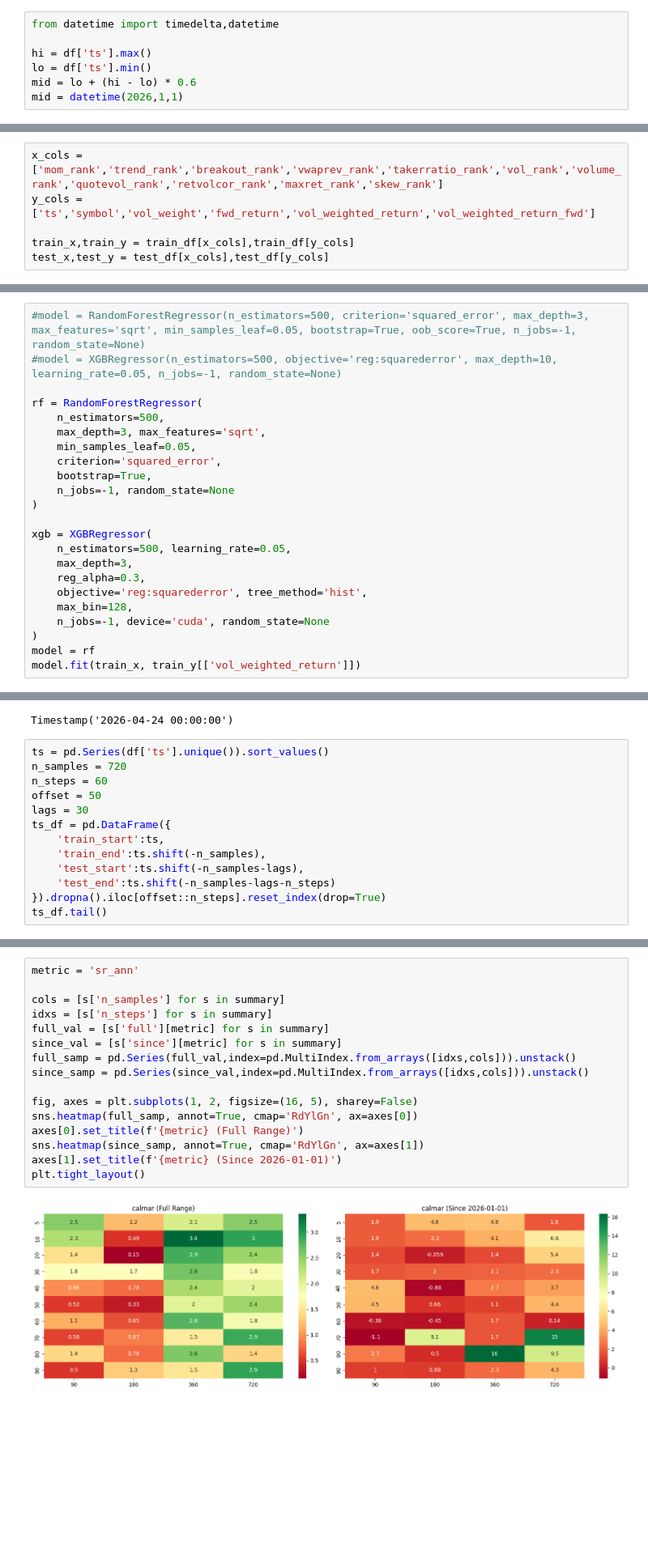
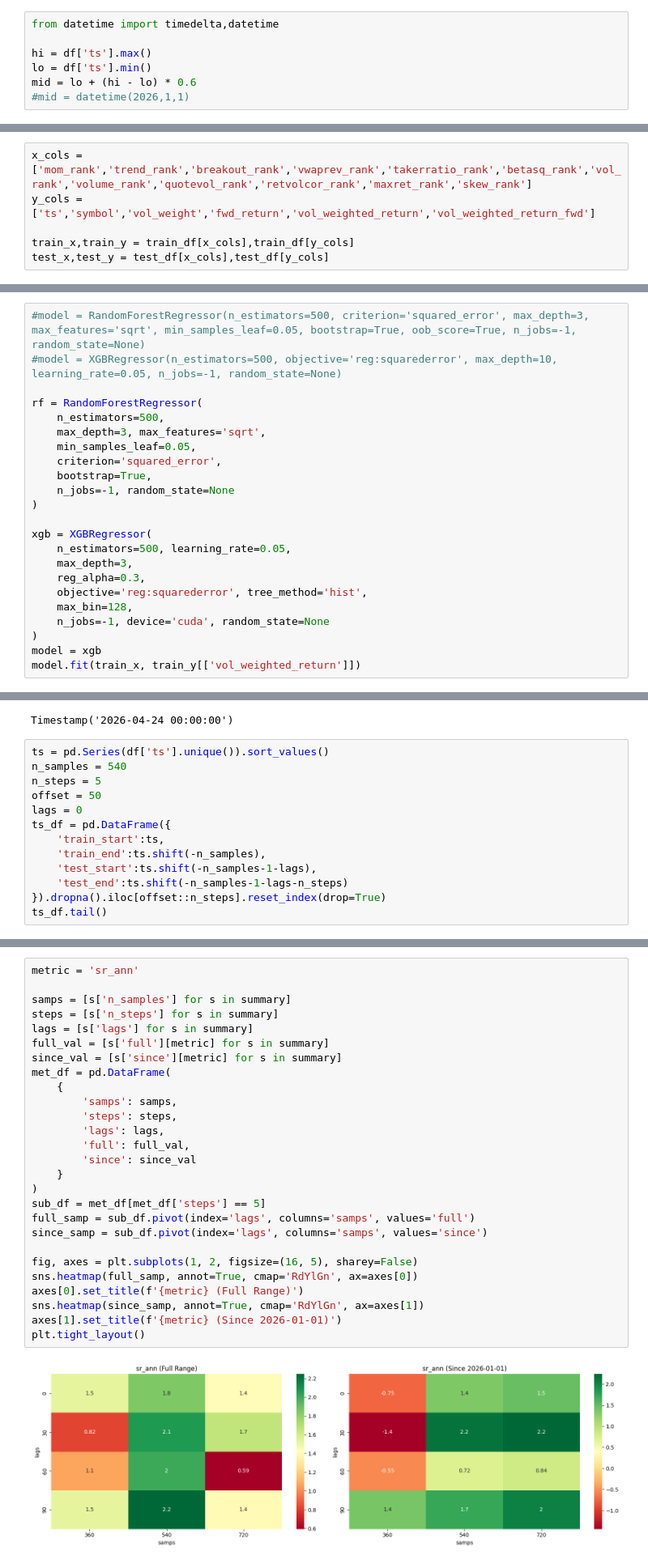
Before and after one commit to kcf1/Multistrat, a Jupyter notebook: strategies/research/double_sort.ipynb, the cells around one changed output, grey strips where cells are left out. Shown at 81% size. Saved outputs shown, nothing was run; the diff lists cells and outputs as text; blank space fills up the shorter version.

```diff
--- a/strategies/research/double_sort.ipynb
+++ b/strategies/research/double_sort.ipynb
@@ -328,7 +375,7 @@ from datetime import timedelta,datetime
 hi = df['ts'].max()
 lo = df['ts'].min()
 mid = lo + (hi - lo) * 0.6
-mid = datetime(2026,1,1)
+#mid = datetime(2026,1,1)
 # %%
 train_df = df[df['ts'] < mid]
 test_df = df[df['ts'] > mid]
@@ -470,7 +517,7 @@ np.float64(1.3469191559797604)
 from sklearn.ensemble import RandomForestRegressor
 from xgboost import XGBRegressor
 # %%
-x_cols = ['mom_rank','trend_rank','breakout_rank','vwaprev_rank','takerratio_rank','vol_rank','volume_rank','quotevol_rank','retvolcor_rank','maxret_rank','skew_rank']
+x_cols = ['mom_rank','trend_rank','breakout_rank','vwaprev_rank','takerratio_rank','betasq_rank','vol_rank','volume_rank','quotevol_rank','retvolcor_rank','maxret_rank','skew_rank']
 y_cols = ['ts','symbol','vol_weight','fwd_return','vol_weighted_return','vol_weighted_return_fwd']
 
 train_x,train_y = train_df[x_cols],train_df[y_cols]
@@ -501,6 +548,6 @@ xgb = XGBRegressor(
     max_bin=128,
     n_jobs=-1, device='cuda', random_state=None
 )
-model = rf
+model = xgb
 model.fit(train_x, train_y[['vol_weighted_return']])
 # %% [output]
@@ -688,15 +743,15 @@ df.ts.max()
 Timestamp('2026-04-24 00:00:00')
 # %%
 ts = pd.Series(df['ts'].unique()).sort_values()
-n_samples = 720
-n_steps = 60
+n_samples = 540
+n_steps = 5
 offset = 50
-lags = 30
+lags = 0
 ts_df = pd.DataFrame({
     'train_start':ts,
     'train_end':ts.shift(-n_samples),
-    'test_start':ts.shift(-n_samples-lags),
-    'test_end':ts.shift(-n_samples-lags-n_steps)
+    'test_start':ts.shift(-n_samples-1-lags),
+    'test_end':ts.shift(-n_samples-1-lags-n_steps)
 }).dropna().iloc[offset::n_steps].reset_index(drop=True)
 ts_df.tail()
 # %% [output]
@@ -1164,18 +1235,29 @@ summary[0]
 # %%
 metric = 'sr_ann'
 
-cols = [s['n_samples'] for s in summary]
-idxs = [s['n_steps'] for s in summary]
+samps = [s['n_samples'] for s in summary]
+steps = [s['n_steps'] for s in summary]
+lags = [s['lags'] for s in summary]
 full_val = [s['full'][metric] for s in summary]
 since_val = [s['since'][metric] for s in summary]
-full_samp = pd.Series(full_val,index=pd.MultiIndex.from_arrays([idxs,cols])).unstack()
-since_samp = pd.Series(since_val,index=pd.MultiIndex.from_arrays([idxs,cols])).unstack()
+met_df = pd.DataFrame(
+    {
+        'samps': samps,
+        'steps': steps,
+        'lags': lags,
+        'full': full_val,
+        'since': since_val
+    }
+)
+sub_df = met_df[met_df['steps'] == 5]
+full_samp = sub_df.pivot(index='lags', columns='samps', values='full')
+since_samp = sub_df.pivot(index='lags', columns='samps', values='since')
 
 fig, axes = plt.subplots(1, 2, figsize=(16, 5), sharey=False)
 sns.heatmap(full_samp, annot=True, cmap='RdYlGn', ax=axes[0])
 axes[0].set_title(f'{metric} (Full Range)')
 sns.heatmap(since_samp, annot=True, cmap='RdYlGn', ax=axes[1])
 axes[1].set_title(f'{metric} (Since 2026-01-01)')
 plt.tight_layout()
 # %% [output]
-[figure, old version]
+[figure, new version]
```
Also changed, not shown: parts of 10 cells of this notebook, 1 other file.
